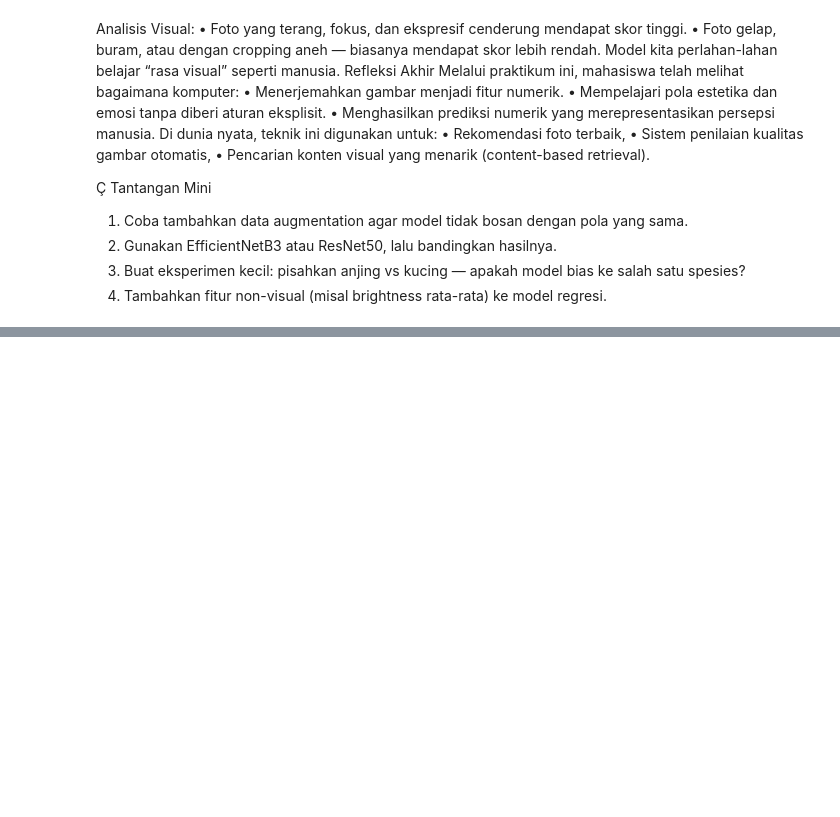
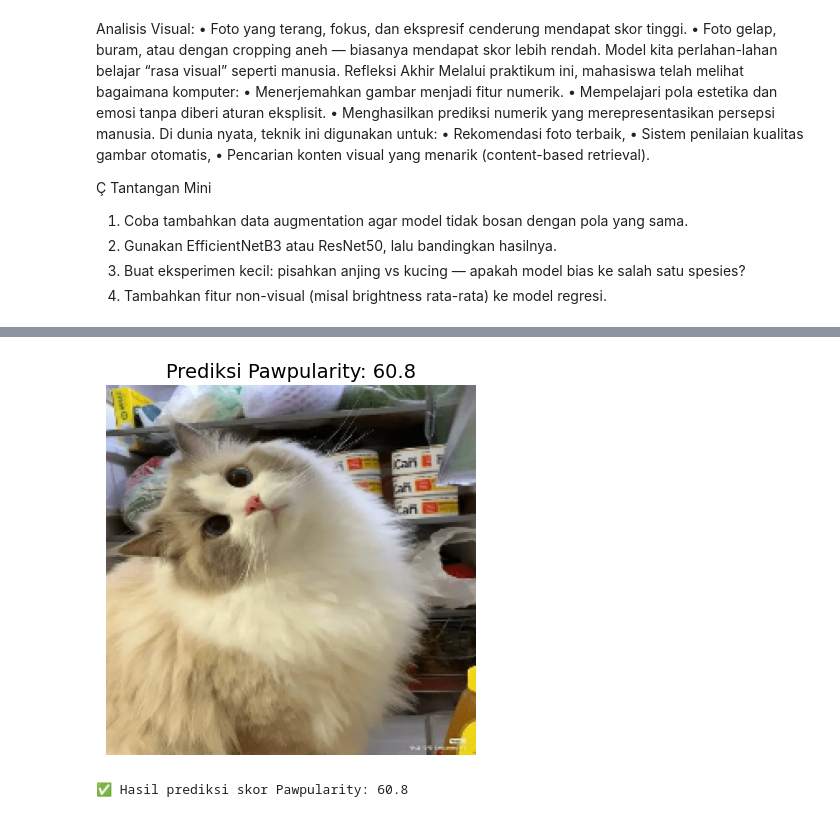
Before and after one commit to anisaafn/2025_Visi-Komputer_TI-2B, a Jupyter notebook: Jobsheet_3_Teknik_Regresi_Gambar.ipynb, the cells around one changed output, grey strips where cells are left out. Drawn from its saved outputs; the diff is of its cells as text; code cells hidden in the pictures; blank space fills up the shorter version.

```diff
--- a/Jobsheet_3_Teknik_Regresi_Gambar.ipynb
+++ b/Jobsheet_3_Teknik_Regresi_Gambar.ipynb
@@ -1046,0 +1094,25 @@ Melalui praktikum ini, mahasiswa telah melihat bagaimana komputer:
+# %%
+import tensorflow as tf
+import matplotlib.pyplot as plt
+
+# Ganti nama file sesuai yang kamu upload
+foto_path = "kuciang.jpg"  # contoh
+
+# Baca dan siapkan gambar
+img = tf.io.read_file(foto_path)
+img = tf.image.decode_jpeg(img, channels=3)
+img = tf.image.resize(img, (IMG_SIZE, IMG_SIZE)) / 255.0
+
+# Prediksi skor Pawpularity
+pred_score = model.predict(tf.expand_dims(img, 0), verbose=0).ravel()[0]
+
+# Tampilkan hasil
+plt.imshow(img.numpy())
+plt.axis('off')
+plt.title(f"Prediksi Pawpularity: {pred_score:.1f}", fontsize=14)
+plt.show()
+
+print(f"✅ Hasil prediksi skor Pawpularity: {pred_score:.1f}")
+# %% [output]
+[figure, added]
+✅ Hasil prediksi skor Pawpularity: 60.8
```
Also changed, not shown: parts of 27 cells of this notebook.
